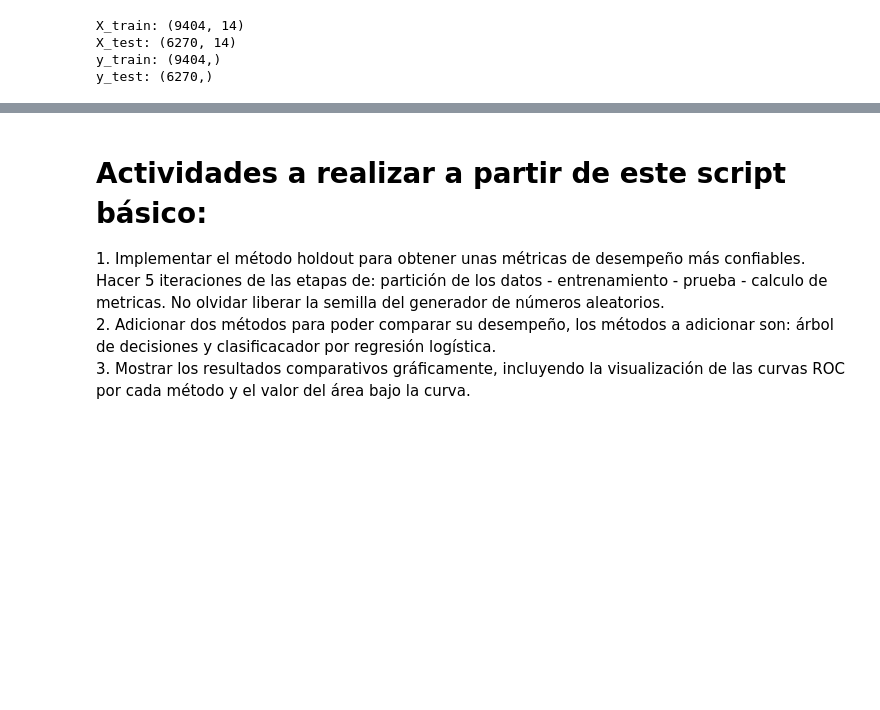
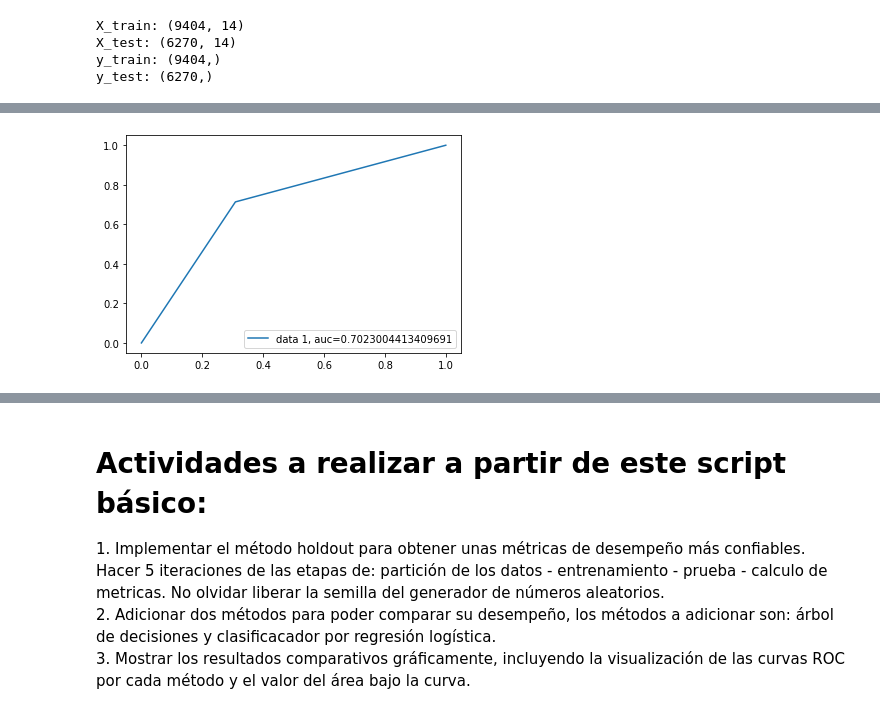
Before and after one commit to VictorO98/Sistemas-Inteligentes-Pr-ctica-de-Aprendizaje-Supervisado, a Jupyter notebook: CodigoBase.ipynb, the cells around one changed output, grey strips where cells are left out. Cells and saved outputs as stored; diff of their text form; code cells hidden in the pictures; blank space fills up the shorter version.

```diff
--- a/CodigoBase.ipynb
+++ b/CodigoBase.ipynb
@@ -230,5 +265,4 @@ def ArbolDesicion(sizeTest, profundidadArbol, X_train, X_test, y_train, y_test):
 # %%
-#Punto 2
 # Estimación de parámetros
 # En este código se ilustra el uso de la función que trae la librería sklearn para estimar paramentros,
 # la cual no necesita la extracción explícita del conjunto de validación pues hace la estimación usando
@@ -246,7 +280,7 @@ from sklearn.metrics import classification_report
 from sklearn.preprocessing import StandardScaler
 from sklearn.linear_model import LogisticRegression
 
-def RegresionLogistica(sizeTest,  X_train, X_test, y_train, y_test):
+def RegresionLogistica(X_train, X_test, y_train, y_test):
     # Se escalan todos los datos
     escalar = StandardScaler()
     X_train = escalar.fit_transform(X_train)
@@ -270,17 +304,26 @@ def RegresionLogistica(sizeTest,  X_train, X_test, y_train, y_test):
     rec = recall_score(y_test,y_pred)
     f1Score = f1_score(y_test,y_pred)
 
-    # Calculo en el vector de las metricas acumulando
-    REGRESION[0] = REGRESION[0] + pre       # Presición
-    REGRESION[1] = REGRESION[1] + rec       # Recall
-    REGRESION[2] = REGRESION[2] + f1Score   # F1 Score
+    # Anexando valores de las metricas a la matriz
+    INDI_METRI[9].append(pre)        # Presición
+    INDI_METRI[10].append(rec)       # Recall
+    INDI_METRI[11].append(f1Score)   # F1 Score
 
     print("Precision: ", pre)
     print("Recall:    ", rec)
     print("F1score:   ",f1Score)
     print("Reporte",classification_report(y_test, y_pred))
+
+    fpr, tpr, _ = metrics.roc_curve(y_test,  y_pred)
+    auc = metrics.roc_auc_score(y_test, y_pred)
+    plt.plot(fpr,tpr,label="data 1, auc="+str(auc))
+    plt.legend(loc=4)
+    plt.show()
 # %%
-def main(N, sizeTest):
+from numpy import average
+from numpy import std
+
+def main(sizeTest):
     X_train, X_test, y_train, y_test = train_test_split(dataBal.drop(['C'],axis=1), dataBal['C']
                                                         , test_size=sizeTest)
     for i in range(N): # Llamado del agente para revisar las metricas
@@ -288,44 +331,50 @@ def main(N, sizeTest):
         print("Iteracion: ", i + 1)
         print("SVM")
         print("...")
-        SVM_FUN(sizeTest, X_train, X_test, y_train, y_test)
+        SVM_FUN(X_train, X_test, y_train, y_test)
         print("ARBOL DE DECISIÓN")
         print("...")
-        ArbolDesicion(sizeTest, 3, X_train, X_test, y_train, y_test)
+        ArbolDesicion(3, X_train, X_test, y_train, y_test)
         print("REGRESIÓN LOGISTICA")
         print("...")
-        RegresionLogistica(sizeTest,  X_train, X_test, y_train, y_test)
-
-    # Promedios de las metricas SVM
-    SVM[0] = SVM[0] / N     # Presición
-    SVM[1] = SVM[1] / N     # Recall
-    SVM[2] = SVM[2] / N     # F1 Score
-
-    # Promedios de las metricas Arboles de decisión
-    ARBOL[0] = ARBOL[0] / N     # Presición
-    ARBOL[1] = ARBOL[1] / N     # Recall
-    ARBOL[2] = ARBOL[2] / N     # F1 Score
-
-    # Promedios de las metricas Regresión Logistica
-    REGRESION[0] = REGRESION[0] / N     # Presición
-    REGRESION[1] = REGRESION[1] / N     # Recall
-    REGRESION[2] = REGRESION[2] / N     # F1 Score
+        RegresionLogistica(X_train, X_test, y_train, y_test)
 
     print("/--------PROMEDIOS----------/")
-    print("* Resultados de promedios SVM")
-    print("    Promedio Recall después de {0} iteraciones: {1}".format(N,SVM[0]))
-    print("    Promedio Presición después de {0} iteraciones: {1}".format(N,SVM[1]))
-    print("    Promedio F1 después de {0} iteraciones: {1}".format(N,SVM[2]))
-    print("* Resultados de promedios ARBOLES DE DECISIÓN")
-    print("    Promedio Recall después de {0} iteraciones: {1}".format(N,ARBOL[0]))
-    print("    Promedio Presición después de {0} iteraciones: {1}".format(N,ARBOL[1]))
-    print("    Promedio F1 después de {0} iteraciones: {1}".format(N,ARBOL[2]))
-    print("* Resultados de promedios REGRESIÓN LOGISTICA")
-    print("    Promedio Recall después de {0} iteraciones: {1}".format(N,REGRESION[0]))
-    print("    Promedio Presición después de {0} iteraciones: {1}".format(N,REGRESION[1]))
-    print("    Promedio F1 después de {0} iteraciones: {1}".format(N,REGRESION[2]))
+    print("* Resultados SVM")
+    print("    Promedio Recall después de {0} iteraciones: {1}".format(N, average(INDI_METRI[0])))
+    print("    Promedio Presición después de {0} iteraciones: {1}".format(N, average(INDI_METRI[1])))
+    print("    Promedio F1 después de {0} iteraciones: {1}".format(N,average(INDI_METRI[2])))
+    print("    Desviación estándar Recall después de {0} iteraciones: {1}".format(N, std(INDI_METRI[0])))
+    print("    Desviación estándar Presición después de {0} iteraciones: {1}".format(N, std(INDI_METRI[1])))
+    print("    Desviación estándar F1 después de {0} iteraciones: {1}".format(N,std(INDI_METRI[2])))
+    print("* Resultados ARBOLES DE DECISIÓN")
+    print("    Promedio Recall después de {0} iteraciones: {1}".format(N,average(INDI_METRI[3])))
+    print("    Promedio Presición después de {0} iteraciones: {1}".format(N,average(INDI_METRI[4])))
+    print("    Promedio F1 después de {0} iteraciones: {1}".format(N,average(INDI_METRI[5])))
+    print("    Desviación estándar Recall después de {0} iteraciones: {1}".format(N, std(INDI_METRI[3])))
+    print("    Desviación estándar Presición después de {0} iteraciones: {1}".format(N, std(INDI_METRI[4])))
+    print("    Desviación estándar F1 después de {0} iteraciones: {1}".format(N,std(INDI_METRI[5])))
+    print("* Resultados ARBOLES DE DECISIÓN CON RE AJUSTE")
+    print("    Promedio Recall después de {0} iteraciones: {1}".format(N,average(INDI_METRI[6])))
+    print("    Promedio Presición después de {0} iteraciones: {1}".format(N,average(INDI_METRI[7])))
+    print("    Promedio F1 después de {0} iteraciones: {1}".format(N,average(INDI_METRI[8])))
+    print("    Desviación estándar Recall después de {0} iteraciones: {1}".format(N, std(INDI_METRI[6])))
+    print("    Desviación estándar Presición después de {0} iteraciones: {1}".format(N, std(INDI_METRI[7])))
+    print("    Desviación estándar F1 después de {0} iteraciones: {1}".format(N,std(INDI_METRI[8])))
+    print("* Resultados REGRESIÓN LOGISTICA")
+    print("    Promedio Recall después de {0} iteraciones: {1}".format(N,average(INDI_METRI[9])))
+    print("    Promedio Presición después de {0} iteraciones: {1}".format(N,average(INDI_METRI[10])))
+    print("    Promedio F1 después de {0} iteraciones: {1}".format(N,average(INDI_METRI[11])))
+    print("    Desviación estándar Recall después de {0} iteraciones: {1}".format(N, std(INDI_METRI[9])))
+    print("    Desviación estándar Presición después de {0} iteraciones: {1}".format(N, std(INDI_METRI[10])))
+    print("    Desviación estándar F1 después de {0} iteraciones: {1}".format(N,std(INDI_METRI[11])))
 
-main(5, 0.4)
+main(0.4)
+#X_train, X_test, y_train, y_test = train_test_split(dataBal.drop(['C'],axis=1), dataBal['C']
+ #                                                       , test_size=0.4)
+#SVM_FUN(X_train, X_test, y_train, y_test)
+#ArbolDesicion(3, X_train, X_test, y_train, y_test)
+#RegresionLogistica(X_train, X_test, y_train, y_test)
 # %% [output]
 /-------------------------------------/
 Iteracion:  1
@@ -346,0 +398 @@ Reporte               precision    recall  f1-score   support
+[figure, added]
```
Also changed, not shown: parts of 5 cells of this notebook.
